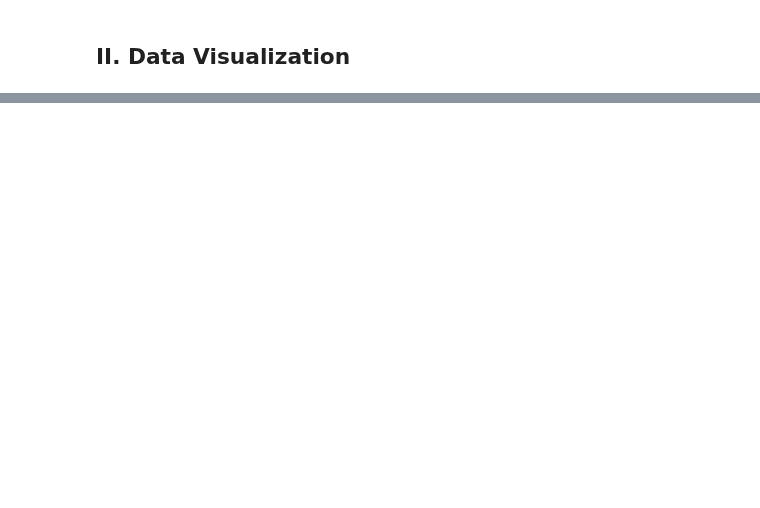
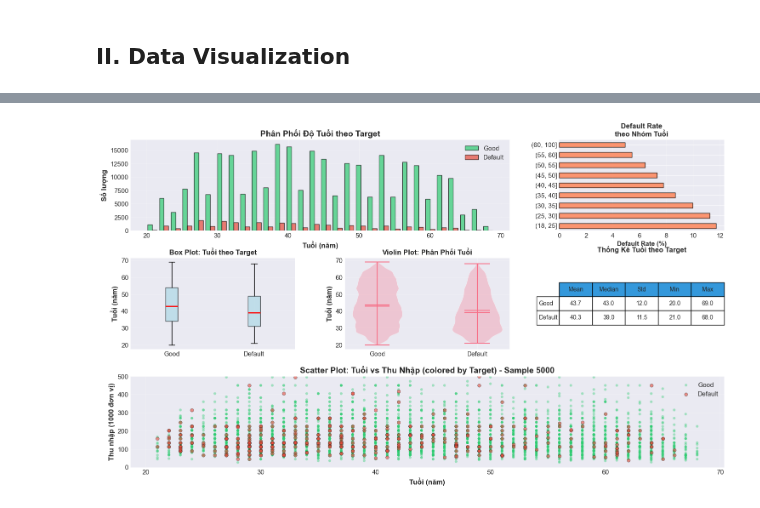
Before and after one commit to nkhanhtung/Credit-Scoring-SH2026, a Jupyter notebook: src/data_handling/credit_scoring/application_train/visualization.ipynb, the cells around one changed output, grey strips where cells are left out. Saved outputs shown, nothing was run; the diff lists cells and outputs as text; code cells hidden in the pictures; blank space fills up the shorter version.

```diff
--- a/src/data_handling/credit_scoring/application_train/visualization.ipynb
+++ b/src/data_handling/credit_scoring/application_train/visualization.ipynb
@@ -30,0 +212,92 @@ memory usage: 58.7+ MB
+# %%
+# Phân tích sâu về độ tuổi
+fig = plt.figure(figsize=(18, 10))
+gs = fig.add_gridspec(3, 3, hspace=0.3, wspace=0.3)
+
+# 1. Distribution của Age
+ax1 = fig.add_subplot(gs[0, :2])
+df_good = df[df['TARGET'] == 0]
+df_bad = df[df['TARGET'] == 1]
+
+ax1.hist([df_good['AGE_YEARS'], df_bad['AGE_YEARS']], bins=30,
+         label=['Good', 'Default'], color=['#2ecc71', '#e74c3c'],
+         alpha=0.7, edgecolor='black')
+ax1.set_xlabel('Tuổi (năm)', fontsize=12, fontweight='bold')
+ax1.set_ylabel('Số lượng', fontsize=12, fontweight='bold')
+ax1.set_title('Phân Phối Độ Tuổi theo Target', fontsize=14, fontweight='bold')
+ax1.legend(fontsize=11)
+ax1.grid(alpha=0.3)
+
+# 2. Default rate by age groups
+ax2 = fig.add_subplot(gs[0, 2])
+age_bins = [18, 25, 30, 35, 40, 45, 50, 55, 60, 100]
+df['AGE_GROUP'] = pd.cut(df['AGE_YEARS'], bins=age_bins)
+age_default = df.groupby('AGE_GROUP')['TARGET'].mean() * 100
+
+age_default.plot(kind='barh', ax=ax2, color='coral', alpha=0.8, edgecolor='black')
+ax2.set_xlabel('Default Rate (%)', fontsize=11, fontweight='bold')
+ax2.set_ylabel('')
+ax2.set_title('Default Rate\ntheo Nhóm Tuổi', fontsize=12, fontweight='bold')
+ax2.grid(axis='x', alpha=0.3)
+
+# 3. Box plot: Age by Target
+ax3 = fig.add_subplot(gs[1, 0])
+bp = ax3.boxplot([df_good['AGE_YEARS'], df_bad['AGE_YEARS']],
+                  labels=['Good', 'Default'],
+                  patch_artist=True,
+                  medianprops=dict(color='red', linewidth=2),
+                  boxprops=dict(facecolor='lightblue', alpha=0.7))
+ax3.set_ylabel('Tuổi (năm)', fontsize=12, fontweight='bold')
+ax3.set_title('Box Plot: Tuổi theo Target', fontsize=12, fontweight='bold')
+ax3.grid(alpha=0.3)
+
+# 4. Violin plot
+ax4 = fig.add_subplot(gs[1, 1])
+parts = ax4.violinplot([df_good['AGE_YEARS'], df_bad['AGE_YEARS']],
+                       positions=[1, 2], showmeans=True, showmedians=True)
+ax4.set_xticks([1, 2])
+ax4.set_xticklabels(['Good', 'Default'])
+ax4.set_ylabel('Tuổi (năm)', fontsize=12, fontweight='bold')
+ax4.set_title('Violin Plot: Phân Phối Tuổi', fontsize=12, fontweight='bold')
+ax4.grid(alpha=0.3)
+
+# 5. Age statistics table
+ax5 = fig.add_subplot(gs[1, 2])
+age_stats = df.groupby('TARGET')['AGE_YEARS'].describe()[['mean', '50%', 'std', 'min', 'max']]
+age_stats.index = ['Good', 'Default']
+age_stats = age_stats.round(1)
+
+ax5.axis('tight')
+ax5.axis('off')
+table = ax5.table(cellText=age_stats.values,
+                  rowLabels=age_stats.index,
+                  colLabels=['Mean', 'Median', 'Std', 'Min', 'Max'],
+                  cellLoc='center', loc='center',
+                  colColours=['#3498db']*5)
+table.auto_set_font_size(False)
+table.set_fontsize(10)
+table.scale(1, 2)
+ax5.set_title('Thống Kê Tuổi theo Target', fontsize=12, fontweight='bold', pad=10)
+
+# 6. Scatter: Age vs Income colored by Target
+ax6 = fig.add_subplot(gs[2, :])
+sample = df.sample(n=5000, random_state=42)
+scatter_good = sample[sample['TARGET'] == 0]
+scatter_bad = sample[sample['TARGET'] == 1]
+
+ax6.scatter(scatter_good['AGE_YEARS'], scatter_good['AMT_INCOME_TOTAL']/1000,
+           alpha=0.4, s=20, c='#2ecc71', label='Good', edgecolors='none')
+ax6.scatter(scatter_bad['AGE_YEARS'], scatter_bad['AMT_INCOME_TOTAL']/1000,
+           alpha=0.6, s=30, c='#e74c3c', label='Default', edgecolors='black', linewidth=0.5)
+ax6.set_xlabel('Tuổi (năm)', fontsize=12, fontweight='bold')
+ax6.set_ylabel('Thu nhập (1000 đơn vị)', fontsize=12, fontweight='bold')
+ax6.set_title('Scatter Plot: Tuổi vs Thu Nhập (colored by Target) - Sample 5000',
+             fontsize=14, fontweight='bold')
+ax6.legend(fontsize=11)
+ax6.grid(alpha=0.3)
+ax6.set_ylim(0, 500)
+
+plt.savefig('03_age_analysis.png', dpi=300, bbox_inches='tight')
+plt.show()
+# %% [output]
+[figure, added]
```
Also changed, not shown: parts of 13 cells of this notebook, 10 other files.
